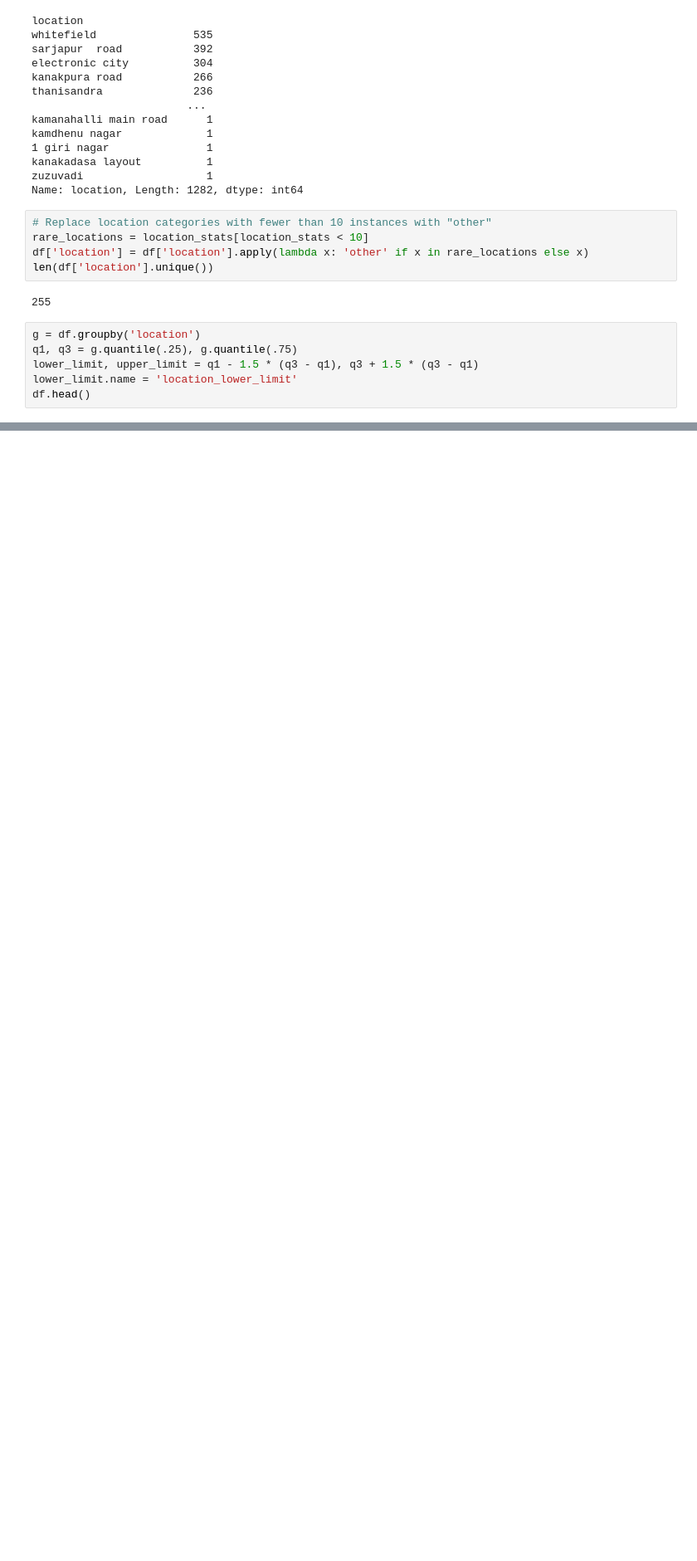
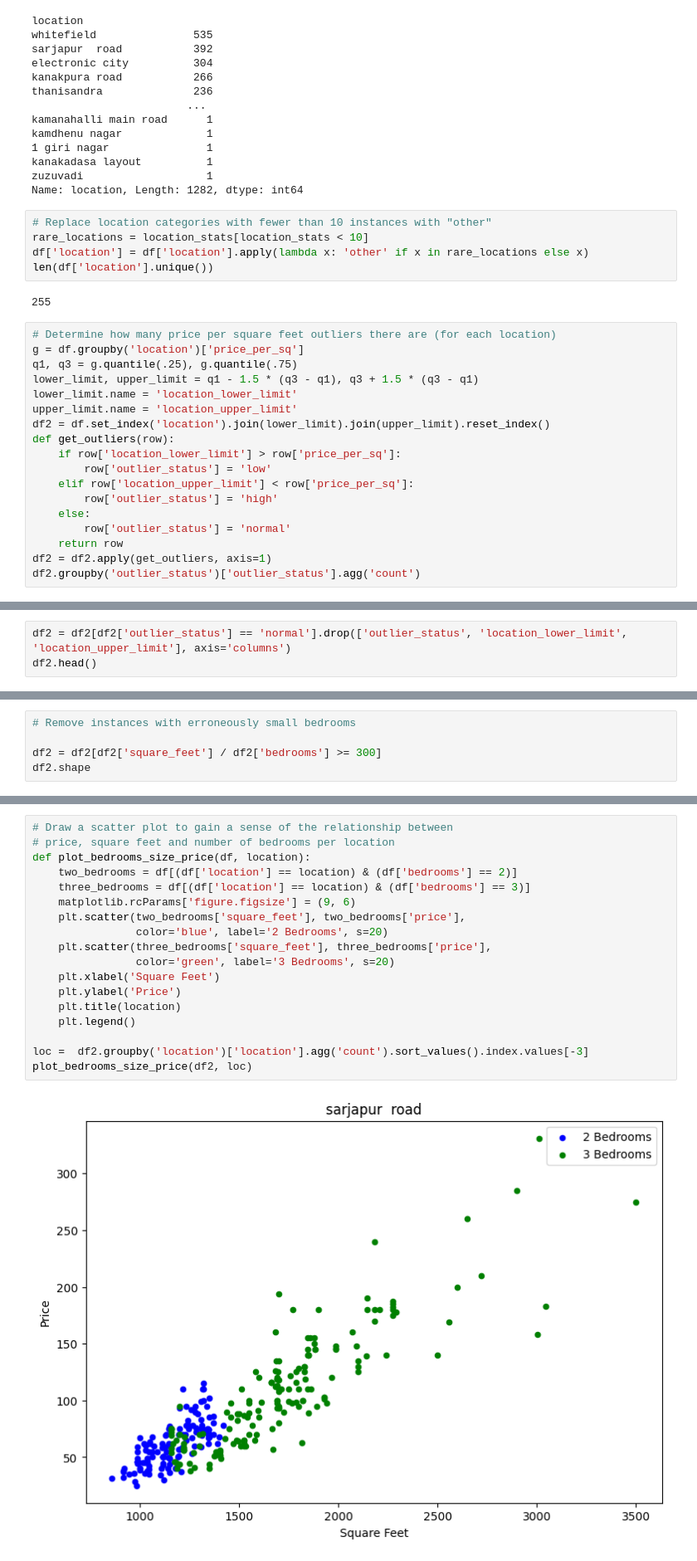
Before and after one commit to ZalmanKelber/ml_project_tutorial, a Jupyter notebook: model/model.ipynb, the cells around one changed output, grey strips where cells are left out. Shown at 83% size. Saved outputs shown, nothing was run; the diff lists cells and outputs as text; blank space fills up the shorter version.

```diff
--- a/model/model.ipynb
+++ b/model/model.ipynb
@@ -182,9 +182,21 @@ len(df['location'].unique())
 # %% [output]
 255
 # %%
-g = df.groupby('location')
+# Determine how many price per square feet outliers there are (for each location)
+g = df.groupby('location')['price_per_sq']
 q1, q3 = g.quantile(.25), g.quantile(.75)
 lower_limit, upper_limit = q1 - 1.5 * (q3 - q1), q3 + 1.5 * (q3 - q1)
 lower_limit.name = 'location_lower_limit'
-df.head()
+upper_limit.name = 'location_upper_limit'
+df2 = df.set_index('location').join(lower_limit).join(upper_limit).reset_index()
+def get_outliers(row):
+    if row['location_lower_limit'] > row['price_per_sq']:
+        row['outlier_status'] = 'low'
+    elif row['location_upper_limit'] < row['price_per_sq']:
+        row['outlier_status'] = 'high'
+    else:
+        row['outlier_status'] = 'normal'
+    return row
+df2 = df2.apply(get_outliers, axis=1)
+df2.groupby('outlier_status')['outlier_status'].agg('count')
 # %% [output]
@@ -196,0 +208,3 @@ df.head()
+# %%
+df2 = df2[df2['outlier_status'] == 'normal'].drop(['outlier_status', 'location_lower_limit', 'location_upper_limit'], axis='columns')
+df2.head()
@@ -196,0 +218,5 @@ df.head()
+# %%
+# Remove instances with erroneously small bedrooms
+
+df2 = df2[df2['square_feet'] / df2['bedrooms'] >= 300]
+df2.shape
@@ -196,0 +225,20 @@ df.head()
+# %%
+# Draw a scatter plot to gain a sense of the relationship between
+# price, square feet and number of bedrooms per location
+def plot_bedrooms_size_price(df, location):
+    two_bedrooms = df[(df['location'] == location) & (df['bedrooms'] == 2)]
+    three_bedrooms = df[(df['location'] == location) & (df['bedrooms'] == 3)]
+    matplotlib.rcParams['figure.figsize'] = (9, 6)
+    plt.scatter(two_bedrooms['square_feet'], two_bedrooms['price'],
+                color='blue', label='2 Bedrooms', s=20)
+    plt.scatter(three_bedrooms['square_feet'], three_bedrooms['price'],
+                color='green', label='3 Bedrooms', s=20)
+    plt.xlabel('Square Feet')
+    plt.ylabel('Price')
+    plt.title(location)
+    plt.legend()
+
+loc =  df2.groupby('location')['location'].agg('count').sort_values().index.values[-3]
+plot_bedrooms_size_price(df2, loc)
+# %% [output]
+[figure, added]
```
Also changed, not shown: parts of 21 cells of this notebook, 5 other files.
